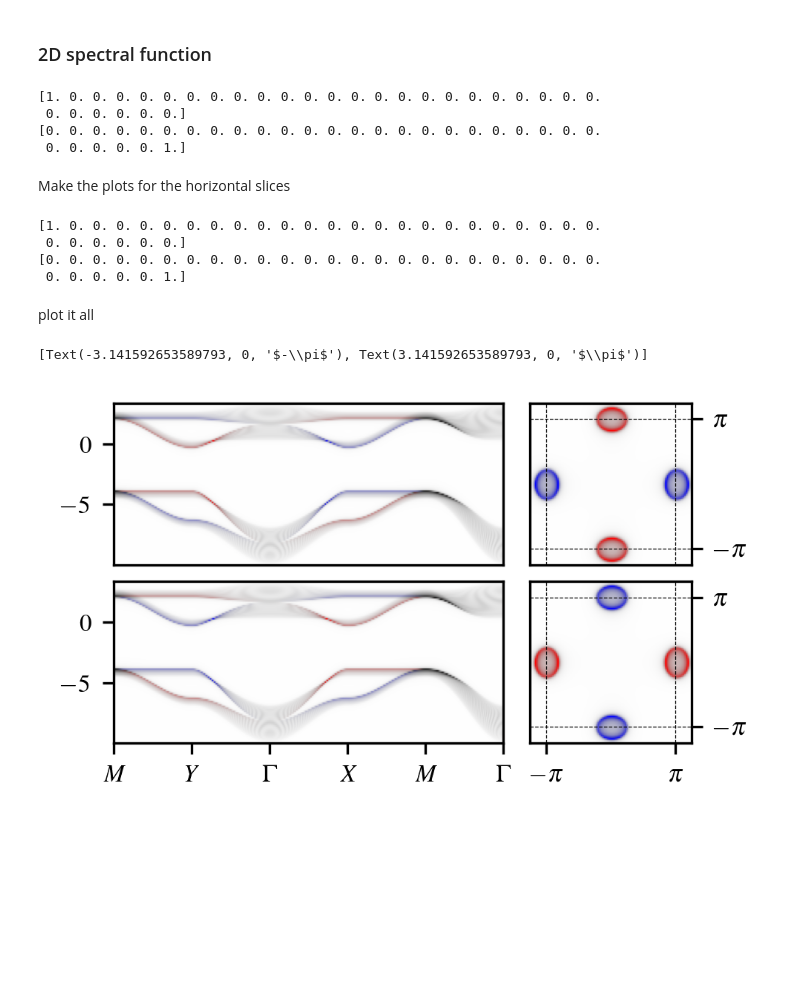
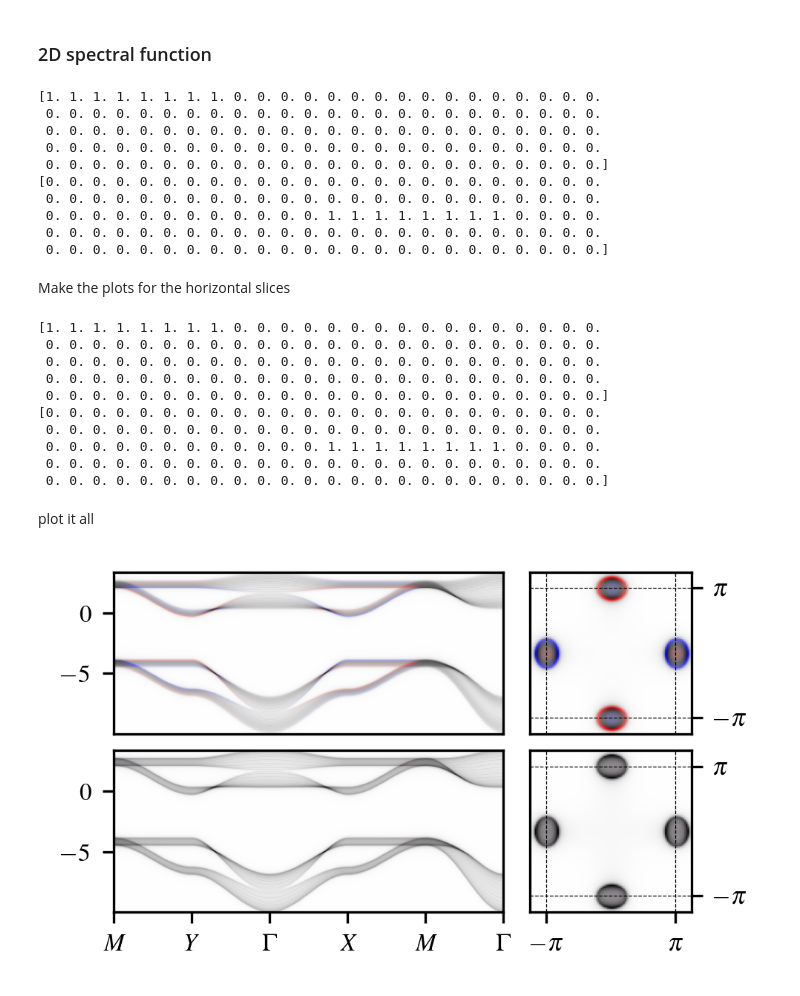
Before and after one commit to dpreuo/alter_surf, a Jupyter notebook: figures_for_the_paper/DLKK_fig.ipynb, the cells around one changed output. Cells and saved outputs as stored; diff of their text form; code cells hidden in the pictures; blank space fills up the shorter version.

```diff
--- a/figures_for_the_paper/DLKK_fig.ipynb
+++ b/figures_for_the_paper/DLKK_fig.ipynb
@@ -135,7 +137,13 @@ Hamil_3D.add_operator("spin", np.array([1, 1, 1, 1, -1, -1, -1, -1]))
 # %%
 # make a path from Γ to X to M to Y to Γ
 n_k_2d_path = 200
-path_2d = np.array([[1, 1], [0, 1], [0, 0], [1, 0], [1, 1], [0, 0]])
+if model_name == "DLKK":
+    path_2d = np.array([[1, 1], [0, 1], [0, 0], [1, 0], [1, 1], [0, 0]])
+    k_labels_2d = [r"M", r"Y", r"$\Gamma$", r"X", r"M", r"$\Gamma$"]
+else:
+    path_2d = np.array([[0, 1], [0, 0], [1, 0], [0, 1], [1, 1], [0, 0]])
+    k_labels_2d = [r"Y", r"$\Gamma$", r"X", r"Y", r"M", r"$\Gamma$"]
+
 k_walk_2d = (
     np.concatenate(
         [
@@ -145,7 +153,6 @@ k_walk_2d = (
     )
     * np.pi
 )
-k_labels_2d = [r"$M$", r"$Y$", r"$\Gamma$", r"$X$", r"$M$", r"$\Gamma$"]
 label_positions_2d = np.linspace(0, len(k_walk_2d), len(k_labels_2d)).astype(int)
 
 # diagonalise along the k_walk
@@ -162,7 +169,7 @@ KX, KY = np.meshgrid(k_values_slice, k_values_slice)
 
 es_slice, psis_slice = Hamil_2D.diagonalize(KX, KY)
 # %%
-e_vals = np.linspace(np.min(es_2d), np.max(es_2d), 100)
+e_vals = np.linspace(np.min(es_2d), np.max(es_2d), 200)
 eta = 5e-2
 n_layers = Hparam["len_z"]
 
@@ -171,17 +178,23 @@ specs_boundary_walk = pf.make_spectral_functions(
     Hamil_2D, [0], psis_2d, es_2d, e_vals, eta
 )
 specs_bulk_walk = pf.make_spectral_functions(
-    Hamil_2D, [-1], psis_2d, es_2d, e_vals, eta
+    Hamil_2D, [Hamil_2D.param["len_z"] // 2], psis_2d, es_2d, e_vals, eta
 )
 
 colors_bulk_walk, colors_boundary_walk = pf.normalize_and_find_colours(
-    specs_bulk_walk, specs_boundary_walk
+    specs_bulk_walk, specs_boundary_walk, 0.7
 )
 # %% [output]
-[1. 0. 0. 0. 0. 0. 0. 0. 0. 0. 0. 0. 0. 0. 0. 0. 0. 0. 0. 0. 0. 0. 0. 0.
- 0. 0. 0. 0. 0. 0.]
+[1. 1. 1. 1. 1. 1. 1. 1. 0. 0. 0. 0. 0. 0. 0. 0. 0. 0. 0. 0. 0. 0. 0. 0.
+ 0. 0. 0. 0. 0. 0. 0. 0. 0. 0. 0. 0. 0. 0. 0. 0. 0. 0. 0. 0. 0. 0. 0. 0.
+ 0. 0. 0. 0. 0. 0. 0. 0. 0. 0. 0. 0. 0. 0. 0. 0. 0. 0. 0. 0. 0. 0. 0. 0.
+ 0. 0. 0. 0. 0. 0. 0. 0. 0. 0. 0. 0. 0. 0. 0. 0. 0. 0. 0. 0. 0. 0. 0. 0.
+ 0. 0. 0. 0. 0. 0. 0. 0. 0. 0. 0. 0. 0. 0. 0. 0. 0. 0. 0. 0. 0. 0. 0. 0.]
 [0. 0. 0. 0. 0. 0. 0. 0. 0. 0. 0. 0. 0. 0. 0. 0. 0. 0. 0. 0. 0. 0. 0. 0.
- 0. 0. 0. 0. 0. 1.]
+ 0. 0. 0. 0. 0. 0. 0. 0. 0. 0. 0. 0. 0. 0. 0. 0. 0. 0. 0. 0. 0. 0. 0. 0.
+ 0. 0. 0. 0. 0. 0. 0. 0. 0. 0. 0. 0. 1. 1. 1. 1. 1. 1. 1. 1. 0. 0. 0. 0.
+ 0. 0. 0. 0. 0. 0. 0. 0. 0. 0. 0. 0. 0. 0. 0. 0. 0. 0. 0. 0. 0. 0. 0. 0.
+ 0. 0. 0. 0. 0. 0. 0. 0. 0. 0. 0. 0. 0. 0. 0. 0. 0. 0. 0. 0. 0. 0. 0. 0.]
 # %% [markdown]
 Make the plots for the horizontal slices
 # %%
@@ -197,17 +210,23 @@ specs_boundary_slice = pf.make_spectral_functions(
     Hamil_2D, [0], psis_slice, es_slice, fermi_level, eta
 )
 specs_bulk_slice = pf.make_spectral_functions(
-    Hamil_2D, [-1], psis_slice, es_slice, fermi_level, eta
+    Hamil_2D, [Hamil_2D.param["len_z"] // 2], psis_slice, es_slice, fermi_level, eta
 )
 
 colors_bulk_slice, colors_boundary_slice = pf.normalize_and_find_colours(
-    specs_bulk_slice, specs_boundary_slice
+    specs_bulk_slice, specs_boundary_slice, 0.5
 )
 # %% [output]
-[1. 0. 0. 0. 0. 0. 0. 0. 0. 0. 0. 0. 0. 0. 0. 0. 0. 0. 0. 0. 0. 0. 0. 0.
- 0. 0. 0. 0. 0. 0.]
+[1. 1. 1. 1. 1. 1. 1. 1. 0. 0. 0. 0. 0. 0. 0. 0. 0. 0. 0. 0. 0. 0. 0. 0.
+ 0. 0. 0. 0. 0. 0. 0. 0. 0. 0. 0. 0. 0. 0. 0. 0. 0. 0. 0. 0. 0. 0. 0. 0.
+ 0. 0. 0. 0. 0. 0. 0. 0. 0. 0. 0. 0. 0. 0. 0. 0. 0. 0. 0. 0. 0. 0. 0. 0.
+ 0. 0. 0. 0. 0. 0. 0. 0. 0. 0. 0. 0. 0. 0. 0. 0. 0. 0. 0. 0. 0. 0. 0. 0.
+ 0. 0. 0. 0. 0. 0. 0. 0. 0. 0. 0. 0. 0. 0. 0. 0. 0. 0. 0. 0. 0. 0. 0. 0.]
 [0. 0. 0. 0. 0. 0. 0. 0. 0. 0. 0. 0. 0. 0. 0. 0. 0. 0. 0. 0. 0. 0. 0. 0.
- 0. 0. 0. 0. 0. 1.]
+ 0. 0. 0. 0. 0. 0. 0. 0. 0. 0. 0. 0. 0. 0. 0. 0. 0. 0. 0. 0. 0. 0. 0. 0.
+ 0. 0. 0. 0. 0. 0. 0. 0. 0. 0. 0. 0. 1. 1. 1. 1. 1. 1. 1. 1. 0. 0. 0. 0.
+ 0. 0. 0. 0. 0. 0. 0. 0. 0. 0. 0. 0. 0. 0. 0. 0. 0. 0. 0. 0. 0. 0. 0. 0.
+ 0. 0. 0. 0. 0. 0. 0. 0. 0. 0. 0. 0. 0. 0. 0. 0. 0. 0. 0. 0. 0. 0. 0. 0.]
 # %% [markdown]
 plot it all
 # %%
@@ -226,12 +245,12 @@ gs = GridSpec(
 )
 
 # Left column (share x and y)
-ax_l1 = fig.add_subplot(gs[0, 0])
-ax_l2 = fig.add_subplot(gs[1, 0], sharex=ax_l1, sharey=ax_l1)
+ax_l2 = fig.add_subplot(gs[0, 0])
+ax_l1 = fig.add_subplot(gs[1, 0], sharex=ax_l1, sharey=ax_l1)
 
 # Right column (share x and y)
-ax_r1 = fig.add_subplot(gs[0, 1])
-ax_r2 = fig.add_subplot(gs[1, 1], sharex=ax_r1, sharey=ax_r1)
+ax_r2 = fig.add_subplot(gs[0, 1])
+ax_r1 = fig.add_subplot(gs[1, 1], sharex=ax_r1, sharey=ax_r1)
 
 
 ax_l1.imshow(
@@ -296,36 +315,35 @@ ax_r1.tick_params(
     labelright=True,
     labelleft=False,
 )
 ax_r2.tick_params(
     axis="both",
     which="both",
     bottom=True,
     top=False,
     left=False,
     right=True,
     labelbottom=True,
     labelright=True,
     labelleft=False,
 )
 
 # fig.subplots_adjust(left=0.08, right=0.92)
 
 ax_l2.set_xticks(label_positions_2d, k_labels_2d)
 # ax_l1.axhline(0, color="k", ls="--", lw=0.3)
 # ax_l2.axhline(0, color="k", ls="--", lw=0.3)
 
 ax_r2.set_xticks([-np.pi, np.pi])
 ax_r2.set_yticks([-np.pi, np.pi])
 ax_r2.set_yticklabels(["$-\\pi$", "$\\pi$"])
 ax_r2.set_xticklabels(["$-\\pi$", "$\\pi$"])
 
 # ax_l1.set_ylabel("$E/t$")
 # ax_l2.set_ylabel("$E/t$")
 
-# plt.savefig(f"{model_name}_spec.png", bbox_inches="tight", transparent=True, dpi=350)
+plt.savefig(f"{model_name}_spec.png", bbox_inches="tight", transparent=True, dpi=350)
 # %% [output]
-[Text(-3.141592653589793, 0, '$-\\pi$'), Text(3.141592653589793, 0, '$\\pi$')]
-[figure, old version]
+[figure, new version]
 # %%
 # spin splitter
 
```
Also changed, not shown: parts of 6 cells of this notebook, 15 other files.
